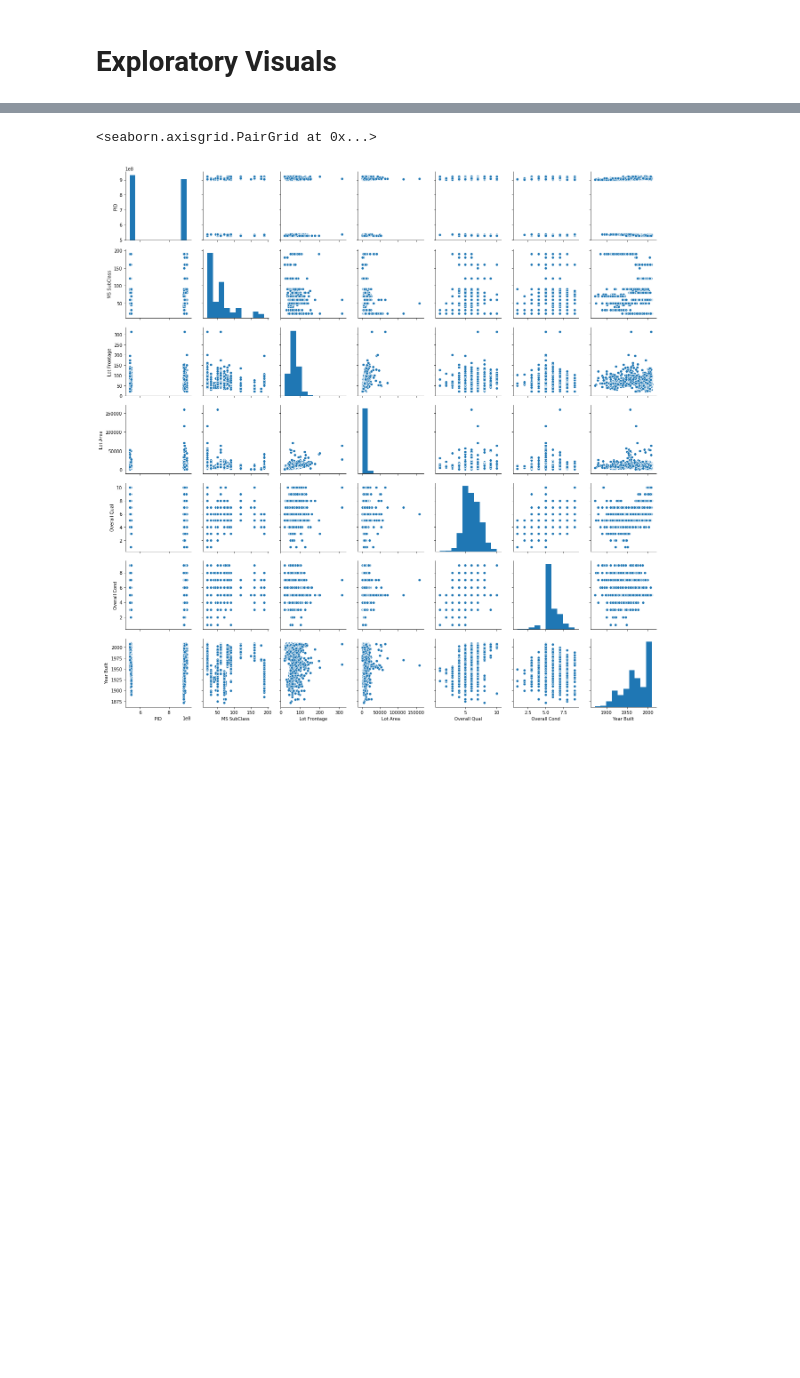
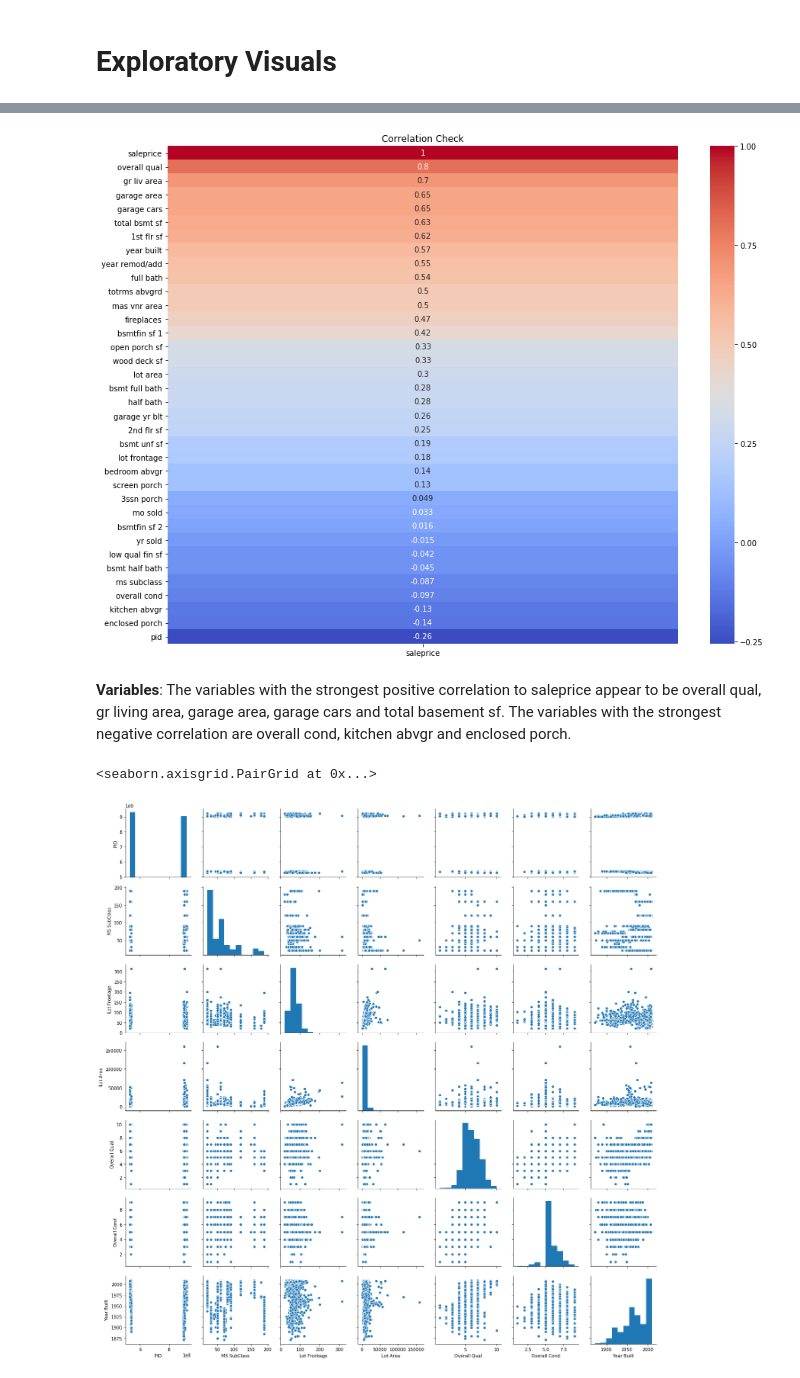
Before and after one commit to jessicarose00/housing_price_predictions, a Jupyter notebook: code/01_EDA_Cleaning.ipynb, the cells around one changed output, grey strips where cells are left out. Cells and saved outputs as stored; diff of their text form; code cells hidden in the pictures; blank space fills up the shorter version.

```diff
--- a/code/01_EDA_Cleaning.ipynb
+++ b/code/01_EDA_Cleaning.ipynb
@@ -374 +517,17 @@ Text(0.5, 1, 'Correlation Check')
+# %%
+# Which variables have the strongest correlations with saleprice?
+
+fig, ax = plt.subplots(figsize=(15, 12))
+
+sns.heatmap(df_train.corr()[['saleprice']].sort_values(by=['saleprice'],
+                                                       ascending=False),annot=True, ax=ax, cmap='coolwarm')
+
+# Adjust for cut off edges
+bottom, top = ax.get_ylim()
+ax.set_ylim(bottom + 0.5, top - 0.5)
+ax.set_title('Correlation Check');
+# %% [output]
+[figure, added]
+# %% [markdown]
+**Variables**: The variables with the strongest positive correlation to saleprice appear to be overall qual, gr living area, garage area, garage cars and total basement sf. The variables with the strongest negative correlation are overall cond, kitchen abvgr and enclosed porch.
 # %%
```
Also changed, not shown: parts of 28 cells of this notebook, 2 other files.
